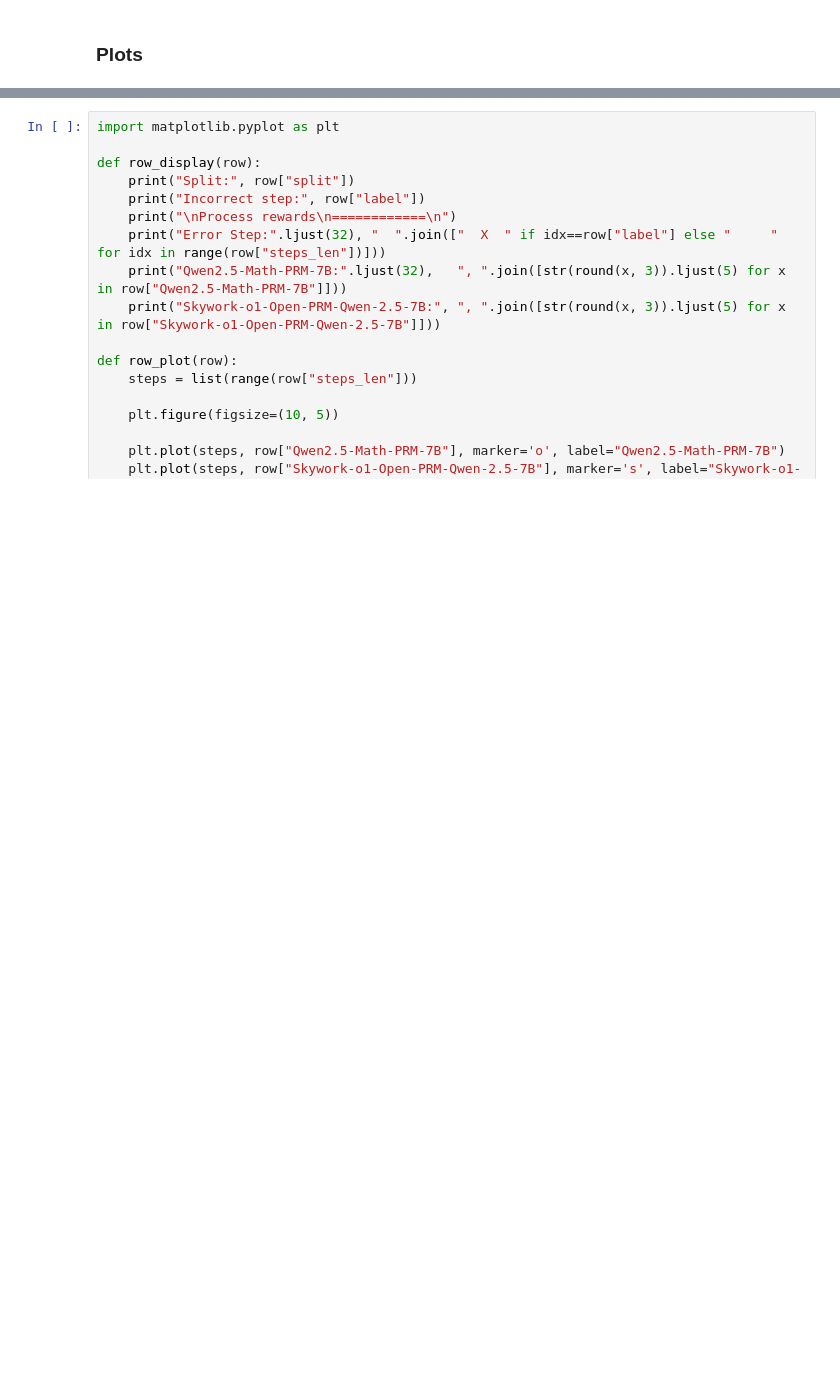
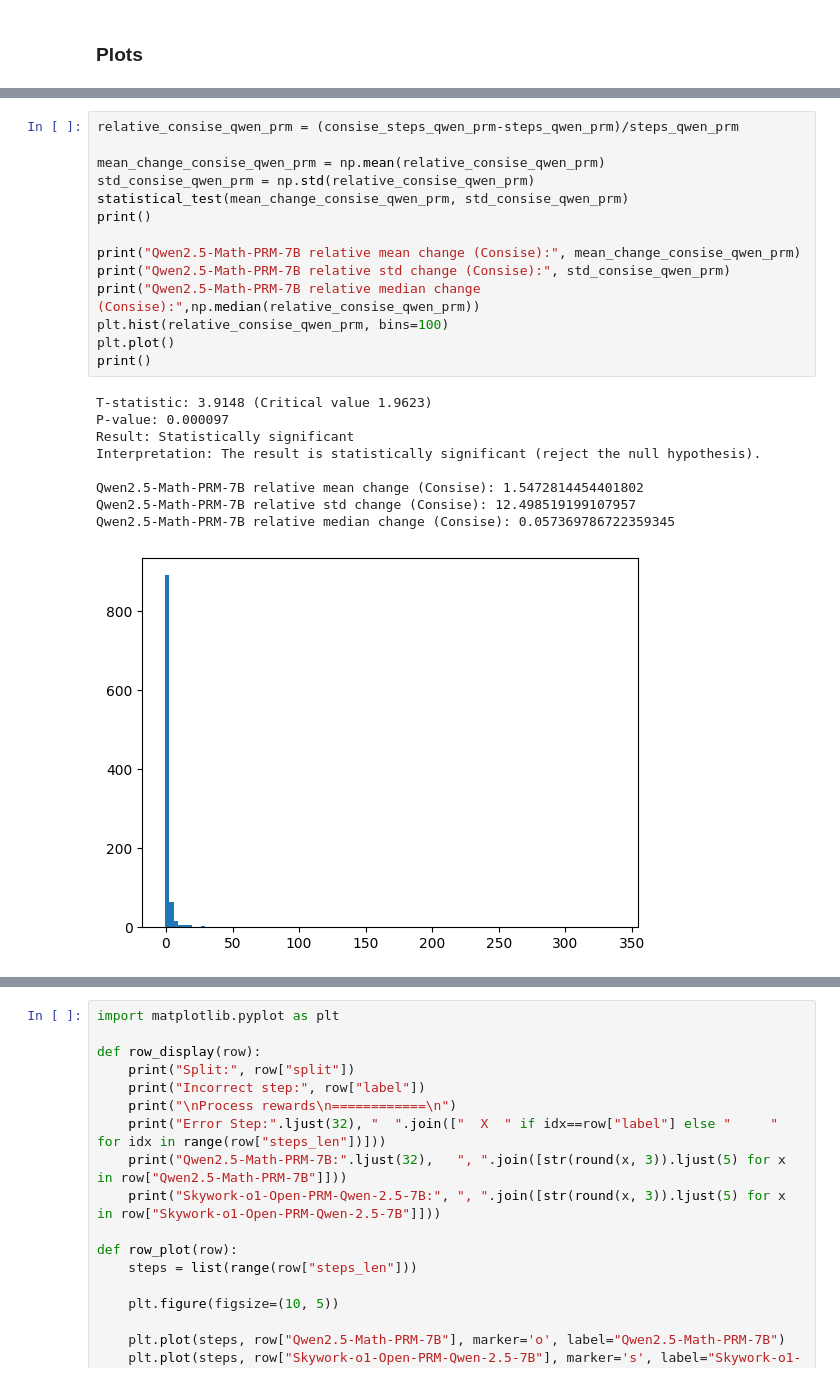
Before and after one commit to rishabh-16/prm-attack, a Jupyter notebook: processbench_analysis.ipynb, the cells around one changed output, grey strips where cells are left out. Saved outputs shown, nothing was run; the diff lists cells and outputs as text; blank space fills up the shorter version.

```diff
--- a/processbench_analysis.ipynb
+++ b/processbench_analysis.ipynb
@@ -147,0 +233,24 @@ plt.plot()
+# %%
+relative_consise_qwen_prm = (consise_steps_qwen_prm-steps_qwen_prm)/steps_qwen_prm
+
+mean_change_consise_qwen_prm = np.mean(relative_consise_qwen_prm)
+std_consise_qwen_prm = np.std(relative_consise_qwen_prm)
+statistical_test(mean_change_consise_qwen_prm, std_consise_qwen_prm)
+print()
+
+print("Qwen2.5-Math-PRM-7B relative mean change (Consise):", mean_change_consise_qwen_prm)
+print("Qwen2.5-Math-PRM-7B relative std change (Consise):", std_consise_qwen_prm)
+print("Qwen2.5-Math-PRM-7B relative median change (Consise):",np.median(relative_consise_qwen_prm))
+plt.hist(relative_consise_qwen_prm, bins=100)
+plt.plot()
+print()
+# %% [output]
+T-statistic: 3.9148 (Critical value 1.9623)
+P-value: 0.000097
+Result: Statistically significant
+Interpretation: The result is statistically significant (reject the null hypothesis).
+
+Qwen2.5-Math-PRM-7B relative mean change (Consise): 1.5472814454401802
+Qwen2.5-Math-PRM-7B relative std change (Consise): 12.498519199107957
+Qwen2.5-Math-PRM-7B relative median change (Consise): 0.057369786722359345
+[figure, added]
```
Also changed, not shown: parts of 10 cells of this notebook.
